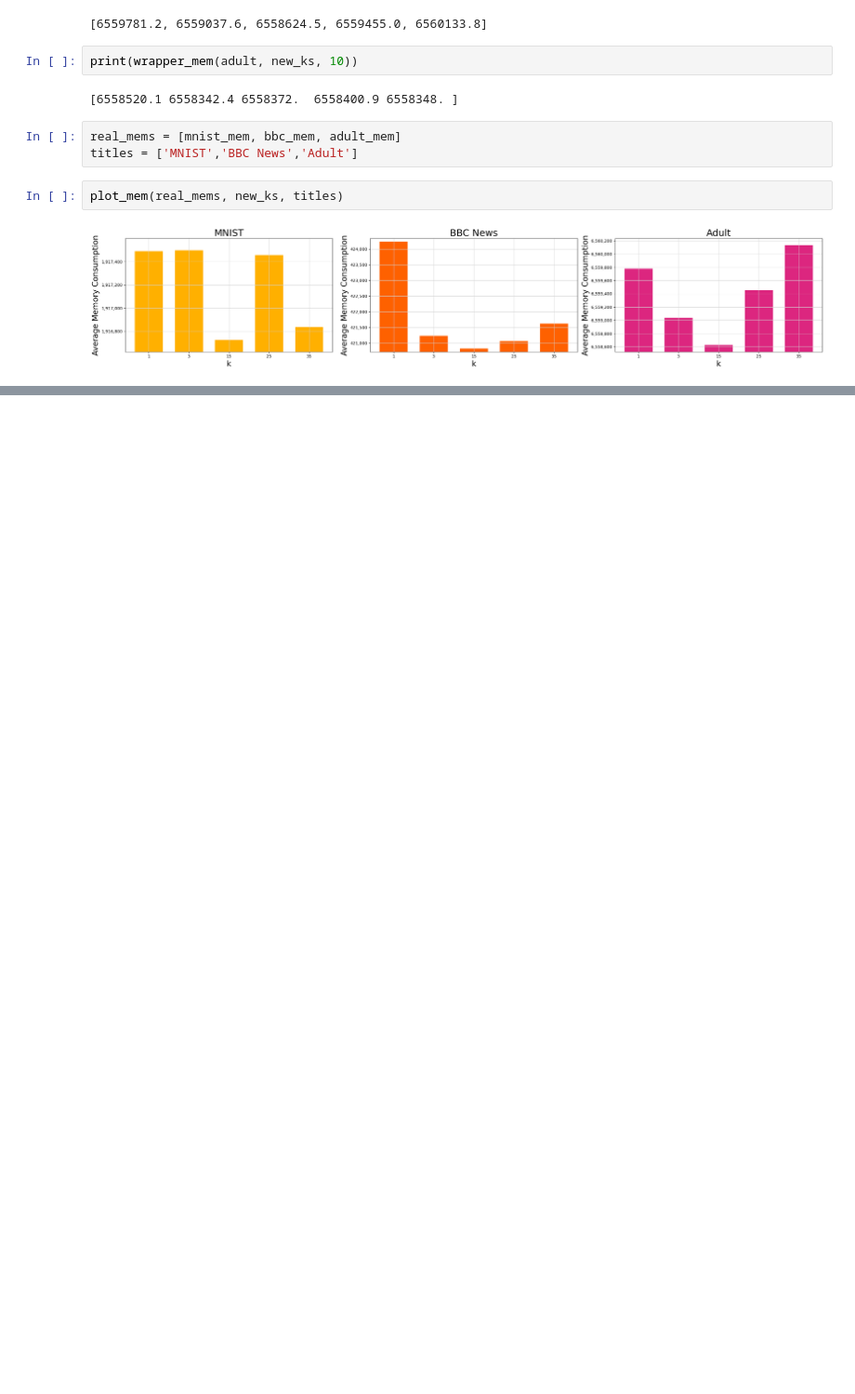
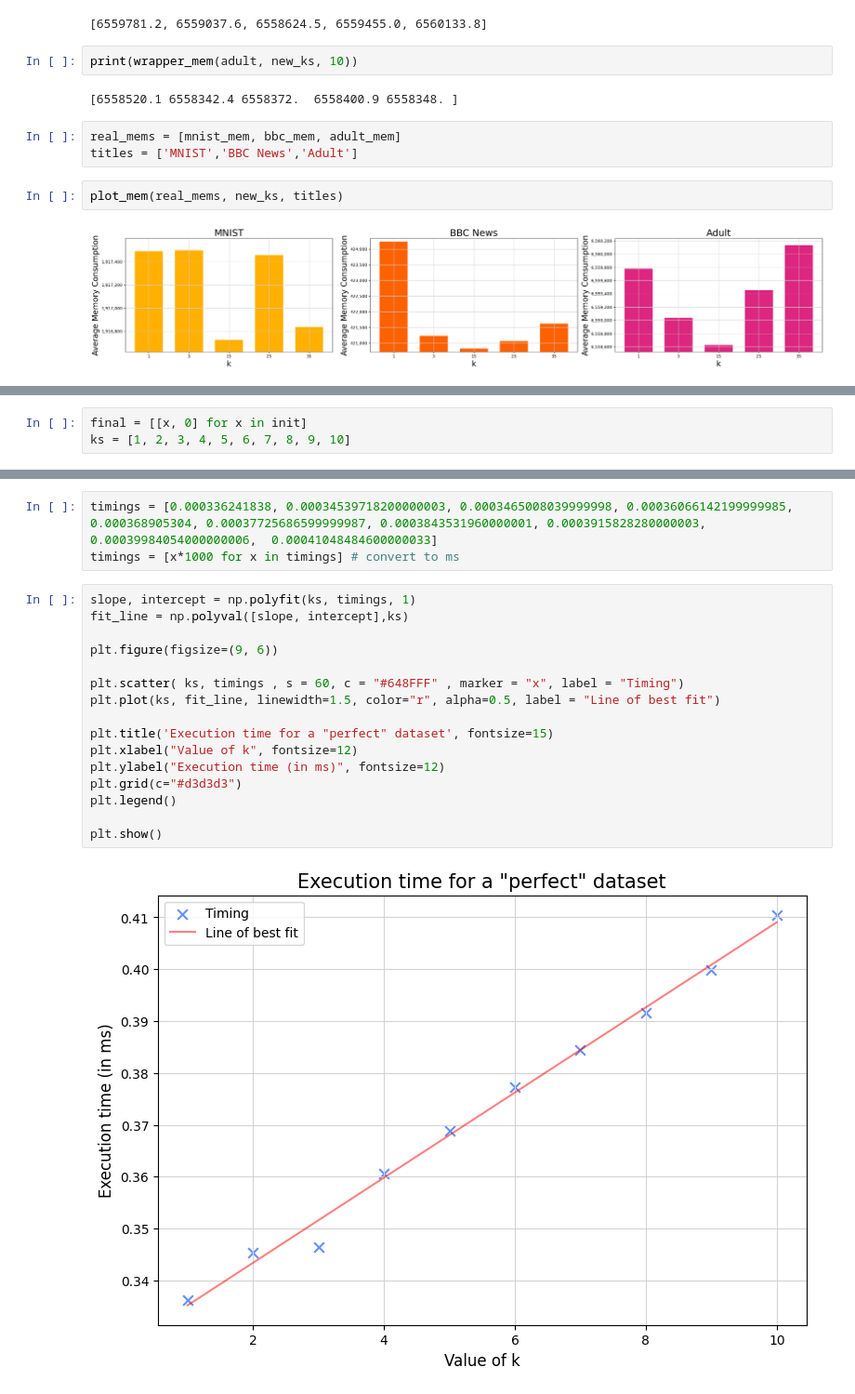
Before and after one commit to niconymanda/knn-chain, a Jupyter notebook: paper_results.ipynb, the cells around one changed output, grey strips where cells are left out. Shown at 93% size. Saved outputs shown, nothing was run; the diff lists cells and outputs as text; blank space fills up the shorter version.

```diff
--- a/paper_results.ipynb
+++ b/paper_results.ipynb
@@ -677,0 +766,3 @@ plot_mem(real_mems, new_ks, titles)
+# %%
+final = [[x, 0] for x in init]
+ks = [1, 2, 3, 4, 5, 6, 7, 8, 9, 10]
@@ -677,0 +782,21 @@ plot_mem(real_mems, new_ks, titles)
+# %%
+timings = [0.000336241838, 0.00034539718200000003, 0.0003465008039999998, 0.00036066142199999985, 0.000368905304, 0.00037725686599999987, 0.0003843531960000001, 0.0003915828280000003, 0.00039984054000000006,  0.00041048484600000033]
+timings = [x*1000 for x in timings] # convert to ms
+# %%
+slope, intercept = np.polyfit(ks, timings, 1)
+fit_line = np.polyval([slope, intercept],ks)
+
+plt.figure(figsize=(9, 6))
+
+plt.scatter( ks, timings , s = 60, c = "#648FFF" , marker = "x", label = "Timing")
+plt.plot(ks, fit_line, linewidth=1.5, color="r", alpha=0.5, label = "Line of best fit")
+
+plt.title('Execution time for a "perfect" dataset', fontsize=15)
+plt.xlabel("Value of k", fontsize=12)
+plt.ylabel("Execution time (in ms)", fontsize=12)
+plt.grid(c="#d3d3d3")
+plt.legend()
+
+plt.show()
+# %% [output]
+[figure, added]
```
Also changed, not shown: parts of 32 cells of this notebook, 1 other file.
